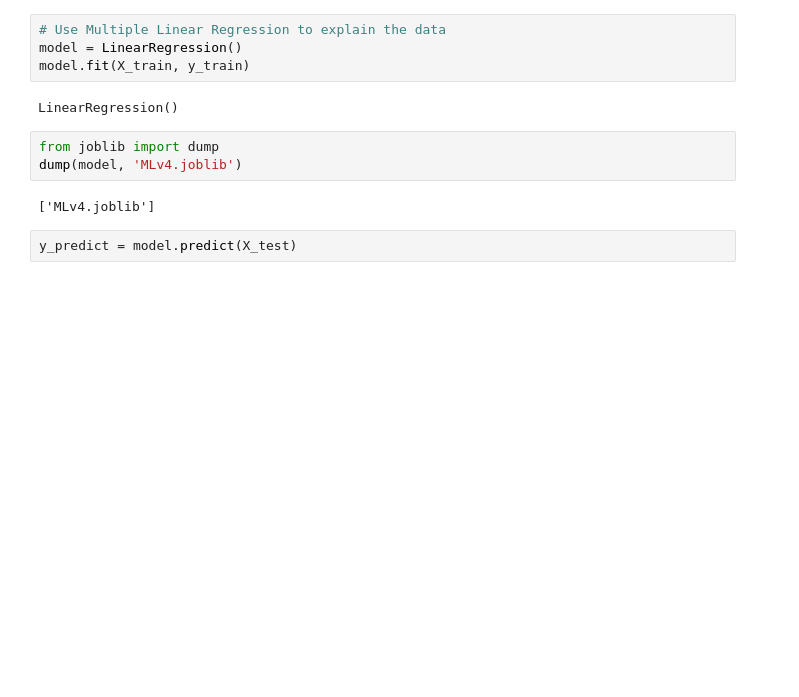
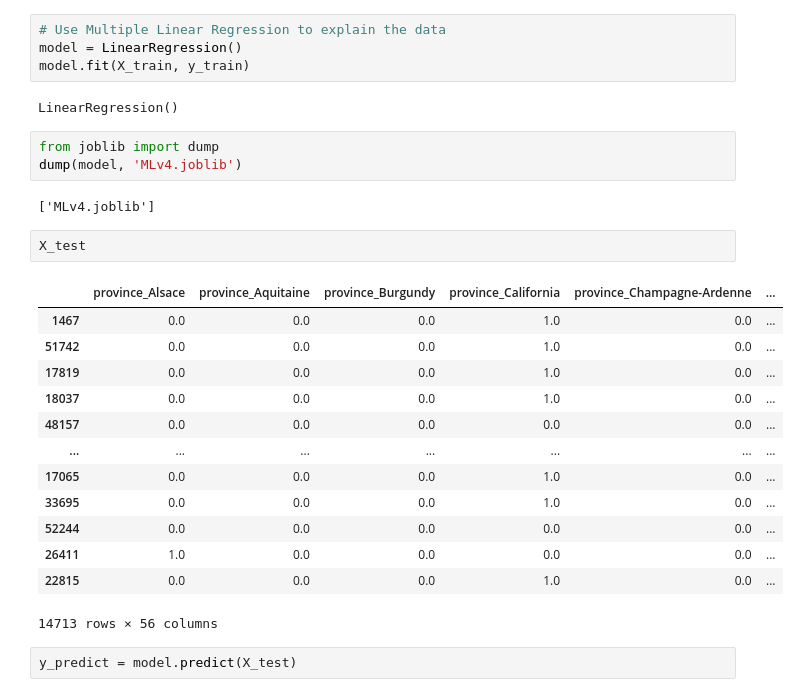
Before and after one commit to mshideler/Group2, a Jupyter notebook: Deliverable 2/ML_Model_v4.ipynb, the cells around one changed output. Cells and saved outputs as stored; diff of their text form; blank space fills up the shorter version.

```diff
--- a/Deliverable 2/ML_Model_v4.ipynb
+++ b/Deliverable 2/ML_Model_v4.ipynb
@@ -214,11 +229,27 @@ model = LinearRegression()
 model.fit(X_train, y_train)
 # %% [output]
 LinearRegression()
-# %%
-from joblib import dump
-dump(model, 'MLv4.joblib')
-# %% [output]
-['MLv4.joblib']
+# %%
+from joblib import dump
+dump(model, 'MLv4.joblib')
+# %% [output]
+['MLv4.joblib']
+# %%
+X_test
+# %% [output]
+|  | province_Alsace | province_Aquitaine | province_Burgundy | province_California | province_Champagne-Ardenne | ... |
+| 1467 | 0.0 | 0.0 | 0.0 | 1.0 | 0.0 | ... |
+| 51742 | 0.0 | 0.0 | 0.0 | 1.0 | 0.0 | ... |
+| 17819 | 0.0 | 0.0 | 0.0 | 1.0 | 0.0 | ... |
+| 18037 | 0.0 | 0.0 | 0.0 | 1.0 | 0.0 | ... |
+| 48157 | 0.0 | 0.0 | 0.0 | 0.0 | 0.0 | ... |
+| ... | ... | ... | ... | ... | ... | ... |
+| 17065 | 0.0 | 0.0 | 0.0 | 1.0 | 0.0 | ... |
+| 33695 | 0.0 | 0.0 | 0.0 | 1.0 | 0.0 | ... |
+| 52244 | 0.0 | 0.0 | 0.0 | 0.0 | 0.0 | ... |
+| 26411 | 1.0 | 0.0 | 0.0 | 0.0 | 0.0 | ... |
+| 22815 | 0.0 | 0.0 | 0.0 | 1.0 | 0.0 | ... |
+14713 rows × 56 columns
 # %%
 y_predict = model.predict(X_test)
 # %%
```
Also changed, not shown: parts of 1 cell of this notebook, 3 other files.
